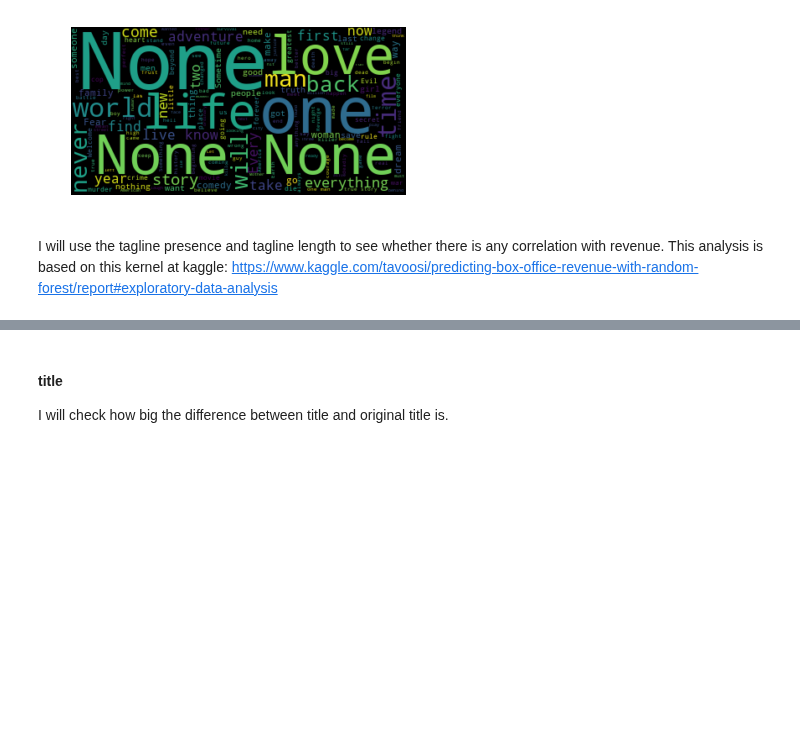
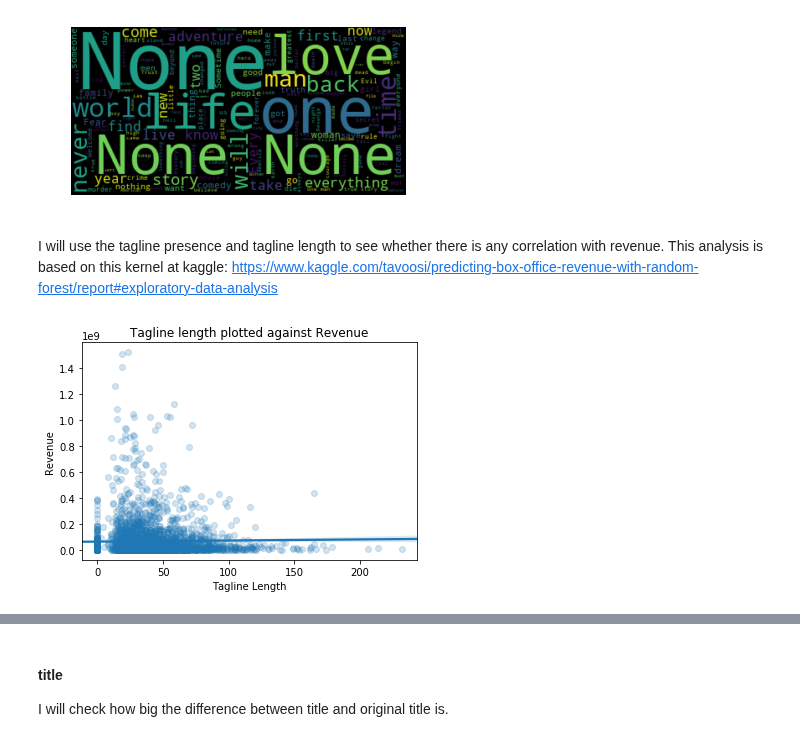
Before and after one commit to julianikulski/tmdb, a Jupyter notebook: tmdb.ipynb, the cells around one changed output, grey strips where cells are left out. Drawn from its saved outputs; the diff is of its cells as text; code cells hidden in the pictures; blank space fills up the shorter version.

Commit message:
feat: Add tagline exploratory analysis

```diff
--- a/tmdb.ipynb
+++ b/tmdb.ipynb
@@ -1063,8 +1063,17 @@ plt.show()
 I will use the tagline presence and tagline length to see whether there is any correlation with revenue. This analysis is based on this kernel at kaggle:
 https://www.kaggle.com/tavoosi/predicting-box-office-revenue-with-random-forest/report#exploratory-data-analysis
 # %%
+# Add column for existence of tag line
+train['tagline_exists'] = train['tagline'].apply(lambda x: 1 if x != 0 else 0)
+
 # Add column for length of tag line
-train['tagline_length'] = train['tagline'].apply(lambda x: len(x))
-
-# Add column for existence of tag line
-train['tagline_exists'] = train['tagline'].apply(lambda x: 1 if x else 0)
+train['tagline'].fillna(0, inplace=True)
+train['tagline_length'] = train['tagline'].apply(lambda x: len(x) if x != 0 else 0)
+# %%
+# Plot length of tagline against revenue
+sb.regplot(data = train, x='tagline_length', y='revenue', scatter_kws={'alpha': 0.2})
+plt.xlabel('Tagline Length')
+plt.ylabel('Revenue')
+plt.title('Tagline length plotted against Revenue');
+# %% [output]
+[figure, added]
```
Also changed, not shown: parts of 5 cells of this notebook.
